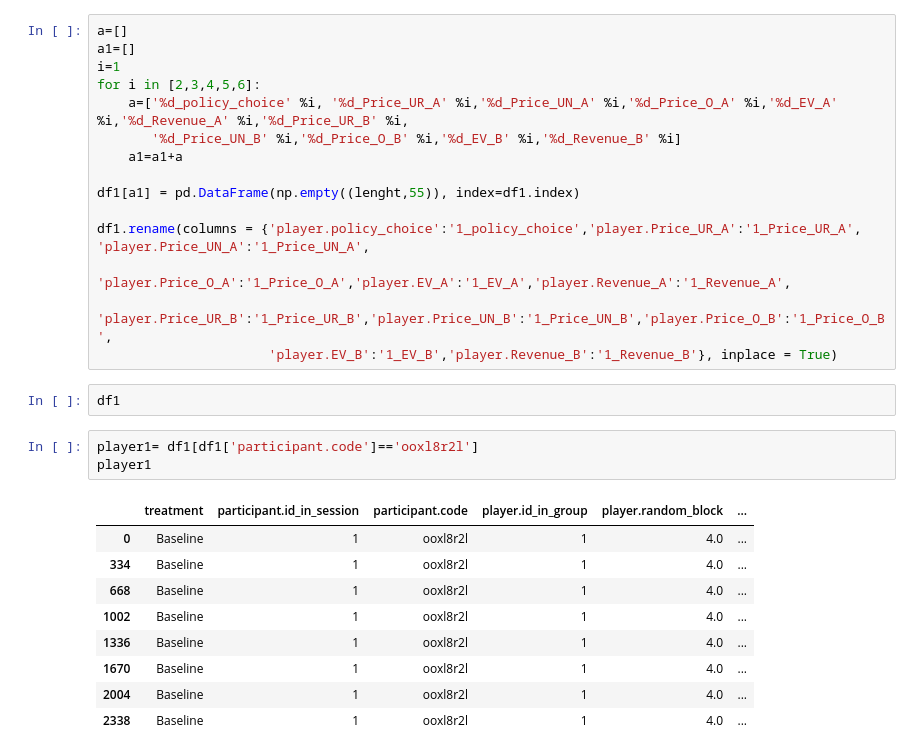
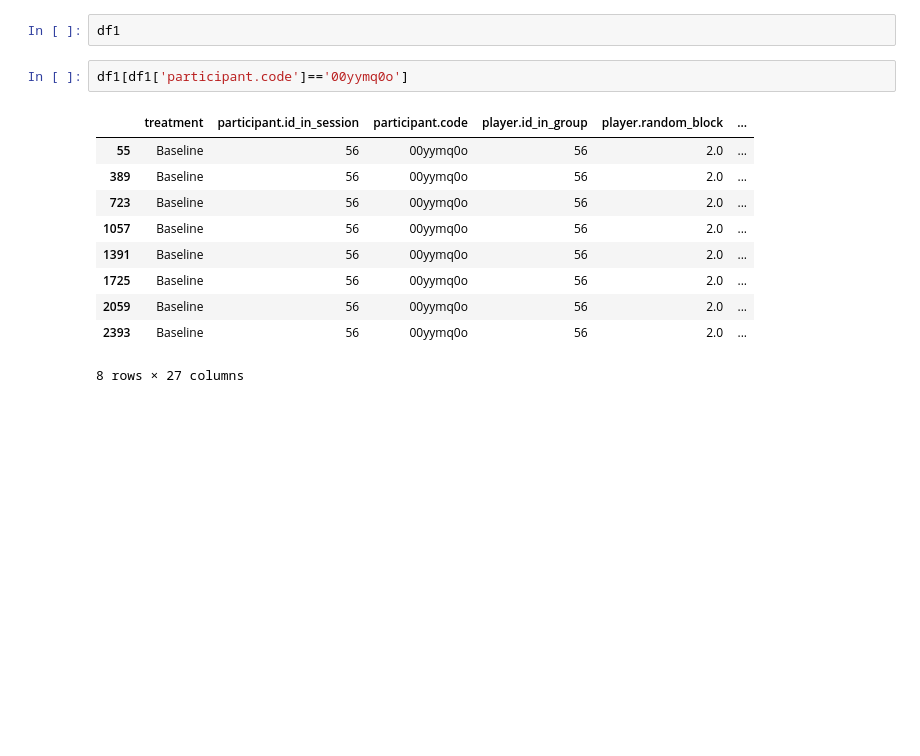
Before and after one commit to saraghivarello/APlanet, a Jupyter notebook: Pilot_2/Rearrange_datasets/part2_to_rows.ipynb, the cells around one changed output. Cells and saved outputs as stored; diff of their text form; blank space fills up the shorter version.

```diff
--- a/Pilot_2/Rearrange_datasets/part2_to_rows.ipynb
+++ b/Pilot_2/Rearrange_datasets/part2_to_rows.ipynb
@@ -18,33 +18,18 @@ df1.index  = np.arange(lenght)
 np.shape(df1)
 # %% [output]
 (3960, 27)
-# %%
-a=[]
-a1=[]
-i=1
-for i in [2,3,4,5,6]:
-    a=['%d_policy_choice' %i, '%d_Price_UR_A' %i,'%d_Price_UN_A' %i,'%d_Price_O_A' %i,'%d_EV_A' %i,'%d_Revenue_A' %i,'%d_Price_UR_B' %i,
-       '%d_Price_UN_B' %i,'%d_Price_O_B' %i,'%d_EV_B' %i,'%d_Revenue_B' %i]
-    a1=a1+a
-
-df1[a1] = pd.DataFrame(np.empty((lenght,55)), index=df1.index)
-
-df1.rename(columns = {'player.policy_choice':'1_policy_choice','player.Price_UR_A':'1_Price_UR_A', 'player.Price_UN_A':'1_Price_UN_A',
-                      'player.Price_O_A':'1_Price_O_A','player.EV_A':'1_EV_A','player.Revenue_A':'1_Revenue_A',
-                      'player.Price_UR_B':'1_Price_UR_B','player.Price_UN_B':'1_Price_UN_B','player.Price_O_B':'1_Price_O_B',
-                      'player.EV_B':'1_EV_B','player.Revenue_B':'1_Revenue_B'}, inplace = True)
 # %%
 df1
 # %%
-player1= df1[df1['participant.code']=='ooxl8r2l']
-player1
+df1[df1['participant.code']=='00yymq0o']
 # %% [output]
 |  | treatment | participant.id_in_session | participant.code | player.id_in_group | player.random_block | ... |
-| 0 | Baseline | 1 | ooxl8r2l | 1 | 4.0 | ... |
-| 334 | Baseline | 1 | ooxl8r2l | 1 | 4.0 | ... |
-| 668 | Baseline | 1 | ooxl8r2l | 1 | 4.0 | ... |
-| 1002 | Baseline | 1 | ooxl8r2l | 1 | 4.0 | ... |
-| 1336 | Baseline | 1 | ooxl8r2l | 1 | 4.0 | ... |
-| 1670 | Baseline | 1 | ooxl8r2l | 1 | 4.0 | ... |
-| 2004 | Baseline | 1 | ooxl8r2l | 1 | 4.0 | ... |
-| 2338 | Baseline | 1 | ooxl8r2l | 1 | 4.0 | ... |
+| 55 | Baseline | 56 | 00yymq0o | 56 | 2.0 | ... |
+| 389 | Baseline | 56 | 00yymq0o | 56 | 2.0 | ... |
+| 723 | Baseline | 56 | 00yymq0o | 56 | 2.0 | ... |
+| 1057 | Baseline | 56 | 00yymq0o | 56 | 2.0 | ... |
+| 1391 | Baseline | 56 | 00yymq0o | 56 | 2.0 | ... |
+| 1725 | Baseline | 56 | 00yymq0o | 56 | 2.0 | ... |
+| 2059 | Baseline | 56 | 00yymq0o | 56 | 2.0 | ... |
+| 2393 | Baseline | 56 | 00yymq0o | 56 | 2.0 | ... |
+8 rows × 27 columns
```
Also changed, not shown: parts of 26 cells of this notebook, 40 other files.
